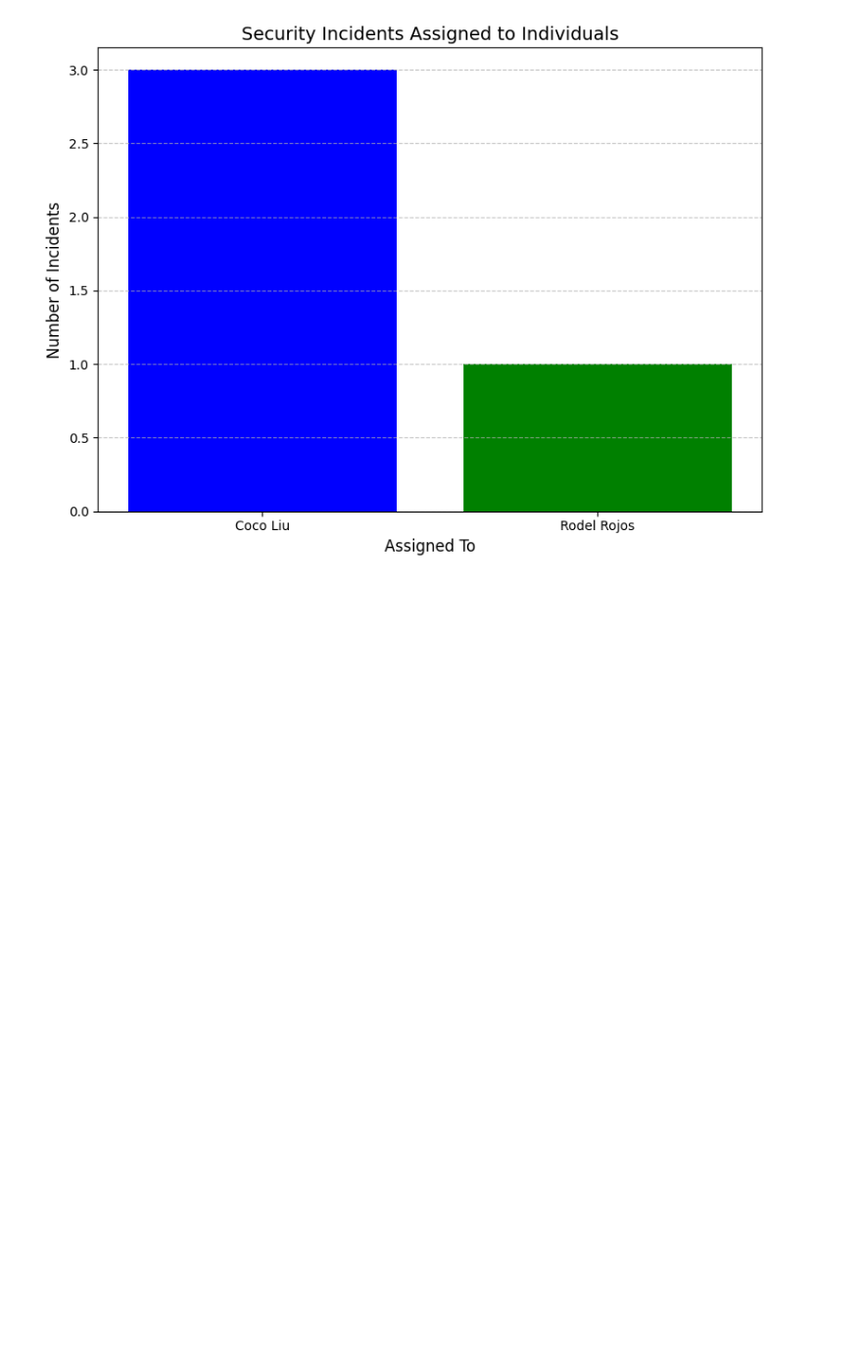
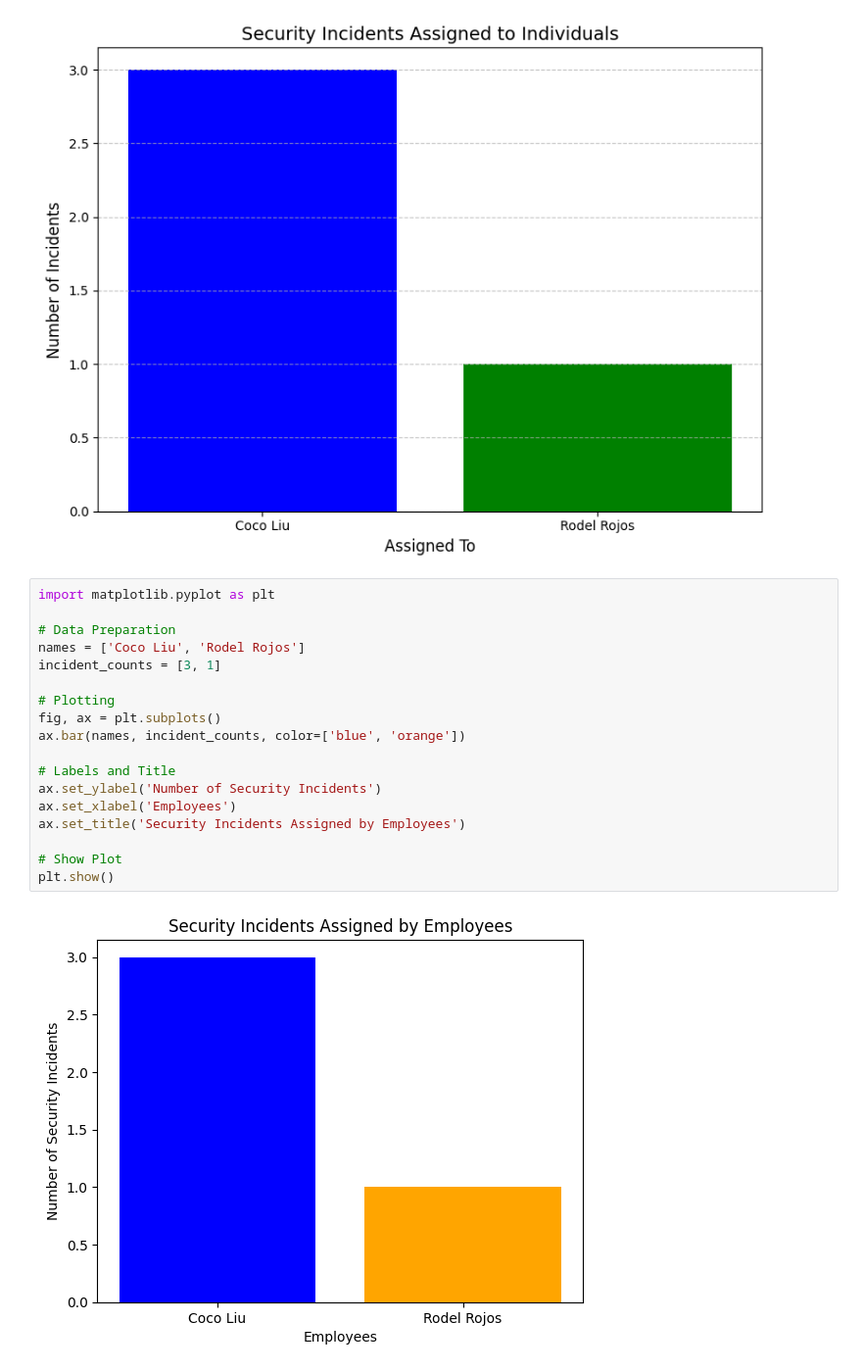
Before and after one commit to huangdgm/test_openai_mcp, a Jupyter notebook: main.ipynb, the cells around one changed output. Shown at 98% size. Drawn from its saved outputs; the diff is of its cells as text; blank space fills up the shorter version.

```diff
--- a/main.ipynb
+++ b/main.ipynb
@@ -133,3 +133,23 @@ plt.tight_layout()
 plt.show()
 # %% [output]
 [figure]
+# %%
+import matplotlib.pyplot as plt
+
+# Data Preparation
+names = ['Coco Liu', 'Rodel Rojos']
+incident_counts = [3, 1]
+
+# Plotting
+fig, ax = plt.subplots()
+ax.bar(names, incident_counts, color=['blue', 'orange'])
+
+# Labels and Title
+ax.set_ylabel('Number of Security Incidents')
+ax.set_xlabel('Employees')
+ax.set_title('Security Incidents Assigned by Employees')
+
+# Show Plot
+plt.show()
+# %% [output]
+[figure, added]
```
Also changed, not shown: parts of 6 cells of this notebook, 16 other files.
